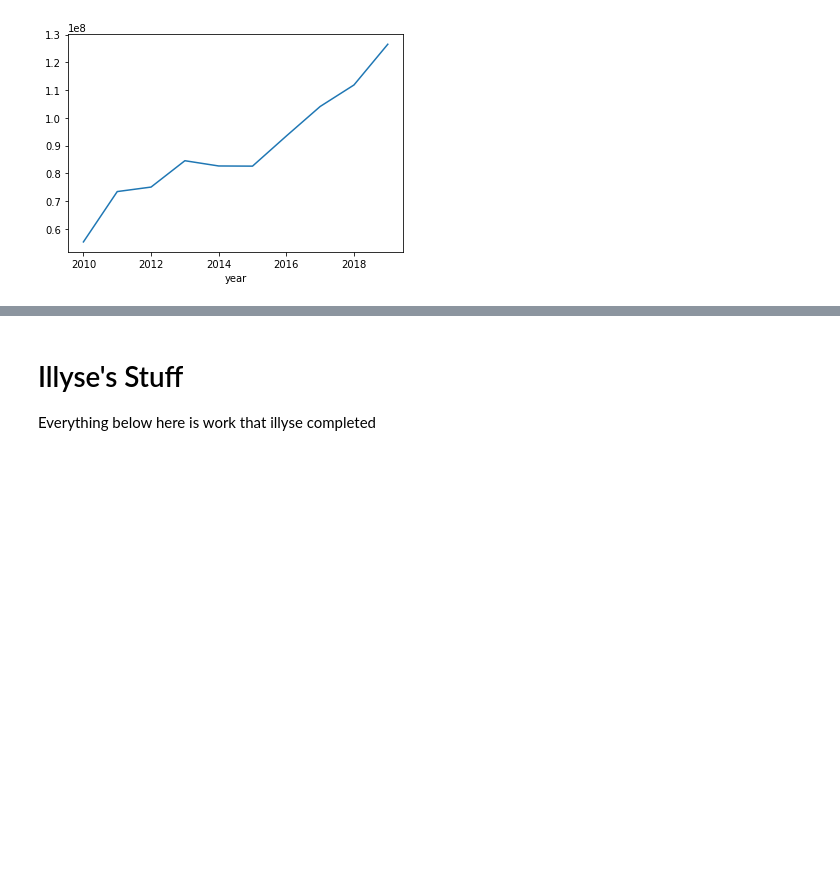
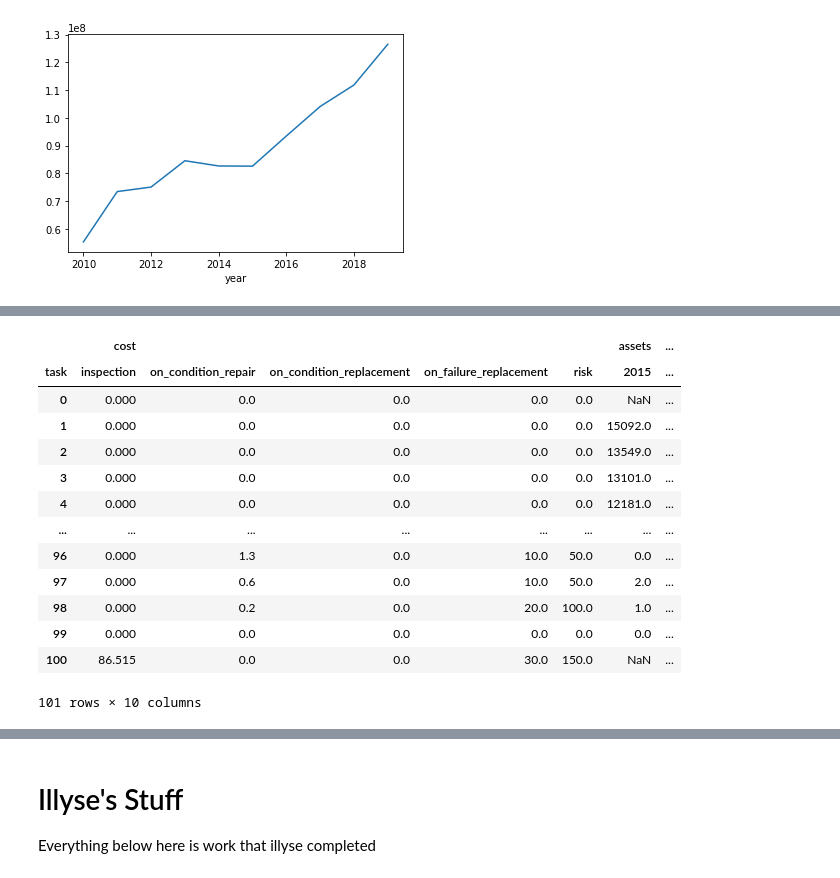
Before and after one commit to gavintreseder/pof, a Jupyter notebook: notebooks/component.ipynb, the cells around one changed output, grey strips where cells are left out. Drawn from its saved outputs; the diff is of its cells as text; code cells hidden in the pictures; blank space fills up the shorter version.

Commit message:
task tests working

```diff
--- a/notebooks/component.ipynb
+++ b/notebooks/component.ipynb
@@ -167,0 +169,3 @@ df_erc
+# %%
+df_age_cost = df_erc.groupby(by=['time', 'task'])[['cost']].sum().reset_index().pivot(index='time', columns='task')
+df_age_cost
@@ -167,0 +188,17 @@ df_erc
+# %%
+pd.concat([df_age_cost, df_forecast], axis=1)
+# %% [output]
+|  | cost |  |  |  |  | assets | ... |
+| task | inspection | on_condition_repair | on_condition_replacement | on_failure_replacement | risk | 2015 | ... |
+| 0 | 0.000 | 0.0 | 0.0 | 0.0 | 0.0 | NaN | ... |
+| 1 | 0.000 | 0.0 | 0.0 | 0.0 | 0.0 | 15092.0 | ... |
+| 2 | 0.000 | 0.0 | 0.0 | 0.0 | 0.0 | 13549.0 | ... |
+| 3 | 0.000 | 0.0 | 0.0 | 0.0 | 0.0 | 13101.0 | ... |
+| 4 | 0.000 | 0.0 | 0.0 | 0.0 | 0.0 | 12181.0 | ... |
+| ... | ... | ... | ... | ... | ... | ... | ... |
+| 96 | 0.000 | 1.3 | 0.0 | 10.0 | 50.0 | 0.0 | ... |
+| 97 | 0.000 | 0.6 | 0.0 | 10.0 | 50.0 | 2.0 | ... |
+| 98 | 0.000 | 0.2 | 0.0 | 20.0 | 100.0 | 1.0 | ... |
+| 99 | 0.000 | 0.0 | 0.0 | 0.0 | 0.0 | 0.0 | ... |
+| 100 | 86.515 | 0.0 | 0.0 | 30.0 | 150.0 | NaN | ... |
+101 rows × 10 columns
```
Also changed, not shown: parts of 4 cells of this notebook, 20 other files.
